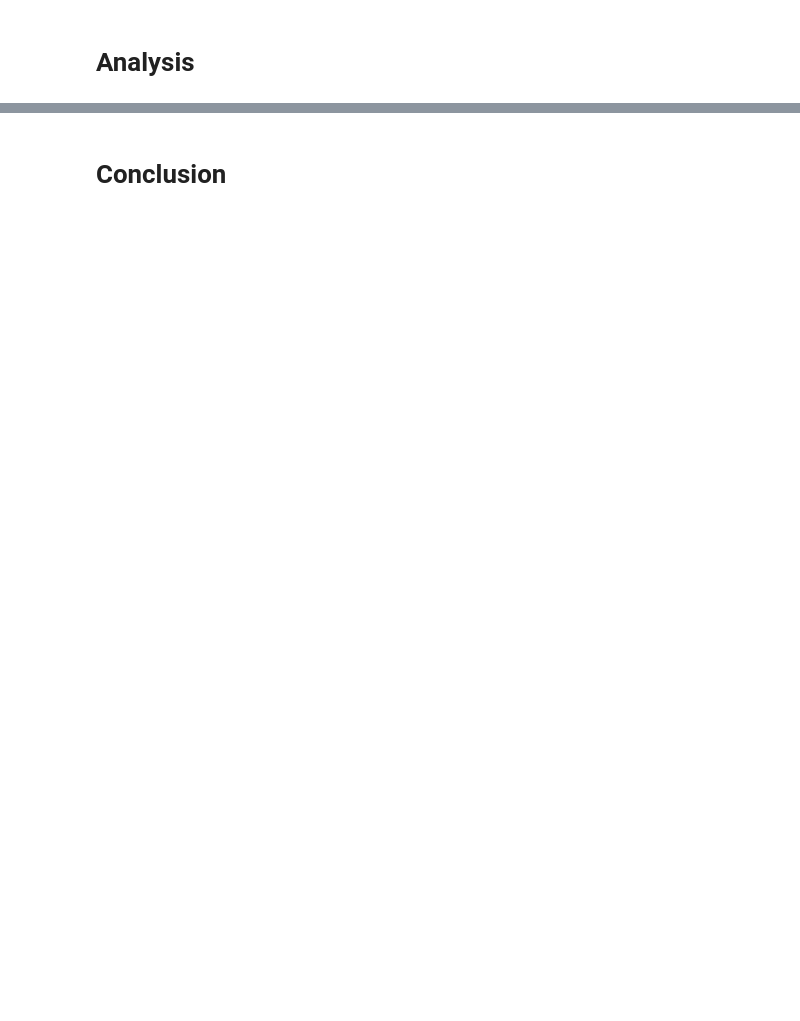
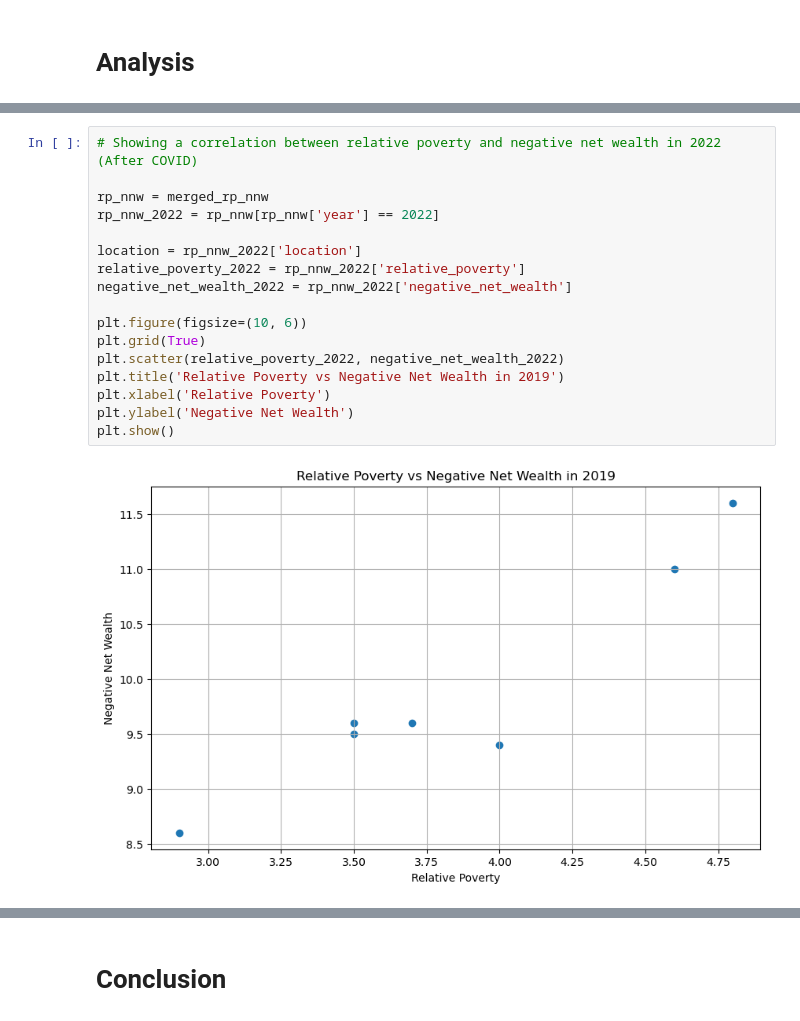
Before and after one commit to NumEconCopenhagen/projects-2024-petra-maritza-noah, a Jupyter notebook: dataproject/Maritza.ipynb, the cells around one changed output, grey strips where cells are left out. Saved outputs shown, nothing was run; the diff lists cells and outputs as text; blank space fills up the shorter version.

```diff
--- a/dataproject/Maritza.ipynb
+++ b/dataproject/Maritza.ipynb
@@ -281,0 +474,19 @@ ValueError: x and y must have same first dimension, but have shapes (8,) and (10
+# %%
+# Showing a correlation between relative poverty and negative net wealth in 2022 (After COVID)
+
+rp_nnw = merged_rp_nnw
+rp_nnw_2022 = rp_nnw[rp_nnw['year'] == 2022]
+
+location = rp_nnw_2022['location']
+relative_poverty_2022 = rp_nnw_2022['relative_poverty']
+negative_net_wealth_2022 = rp_nnw_2022['negative_net_wealth']
+
+plt.figure(figsize=(10, 6))
+plt.grid(True)
+plt.scatter(relative_poverty_2022, negative_net_wealth_2022)
+plt.title('Relative Poverty vs Negative Net Wealth in 2019')
+plt.xlabel('Relative Poverty')
+plt.ylabel('Negative Net Wealth')
+plt.show()
+# %% [output]
+[figure, added]
```
Also changed, not shown: parts of 22 cells of this notebook, 3 other files.
